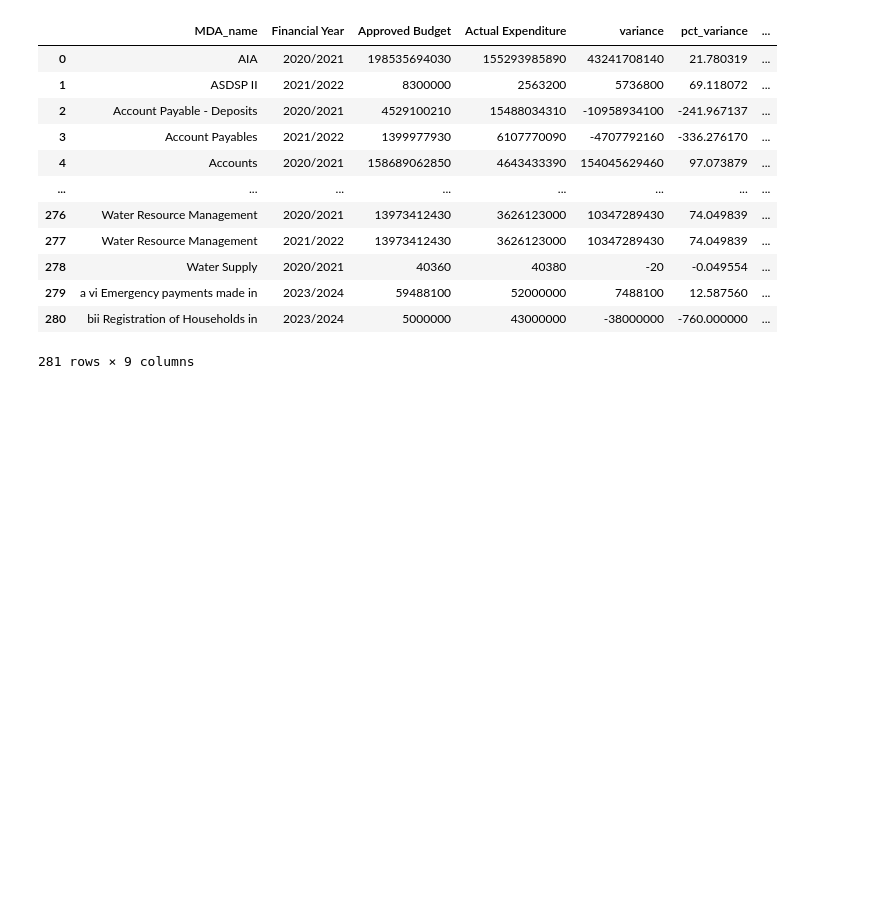
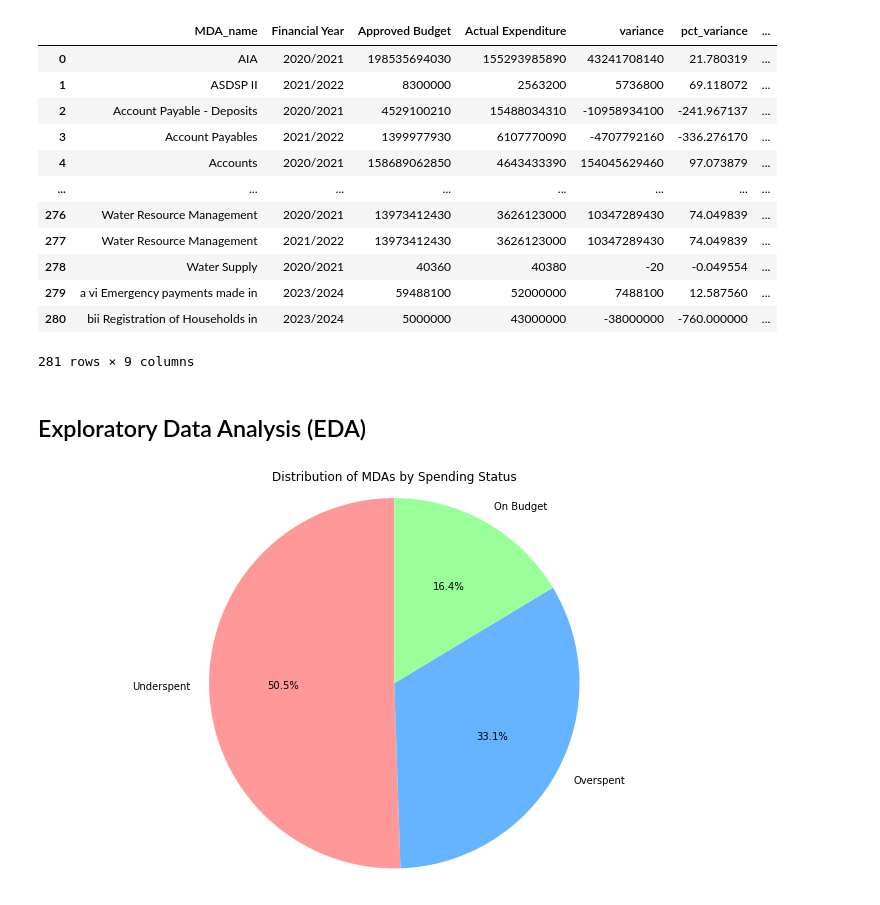
Before and after one commit to Sydney-Were/Analysis-of-National-Government-Ministries-Departments-and-Agencies-Budget-Data, a Jupyter notebook: Analysis.ipynb, the cells around one changed output. Saved outputs shown, nothing was run; the diff lists cells and outputs as text; code cells hidden in the pictures; blank space fills up the shorter version.

Commit message:
EDA: Initial exploratory data analysis with visualizations
- Added correlation analysis
- Created spending status distribution plots for key features
- Generated preliminary insights

```diff
--- a/Analysis.ipynb
+++ b/Analysis.ipynb
@@ -366,3 +368,19 @@ df
 | 279 | a vi Emergency payments made in | 2023/2024 | 59488100 | 52000000 | 7488100 | 12.587560 | ... |
 | 280 | bii Registration of Households in | 2023/2024 | 5000000 | 43000000 | -38000000 | -760.000000 | ... |
 281 rows × 9 columns
+# %% [markdown]
+## Exploratory Data Analysis (EDA)
+# %%
+# i. Spending Status Distribution
+
+plt.figure(figsize=(10, 6))
+spending_counts = df['Spending Status'].value_counts()
+colors = ['#ff9999', '#66b3ff', '#99ff99']
+plt.pie(spending_counts.values, labels=spending_counts.index, autopct='%1.1f%%',
+        colors=colors, startangle=90)
+plt.title('Distribution of MDAs by Spending Status')
+plt.axis('equal')
+plt.tight_layout()
+plt.show()
+# %% [output]
+[figure, added]
```
Also changed, not shown: parts of 8 cells of this notebook.
